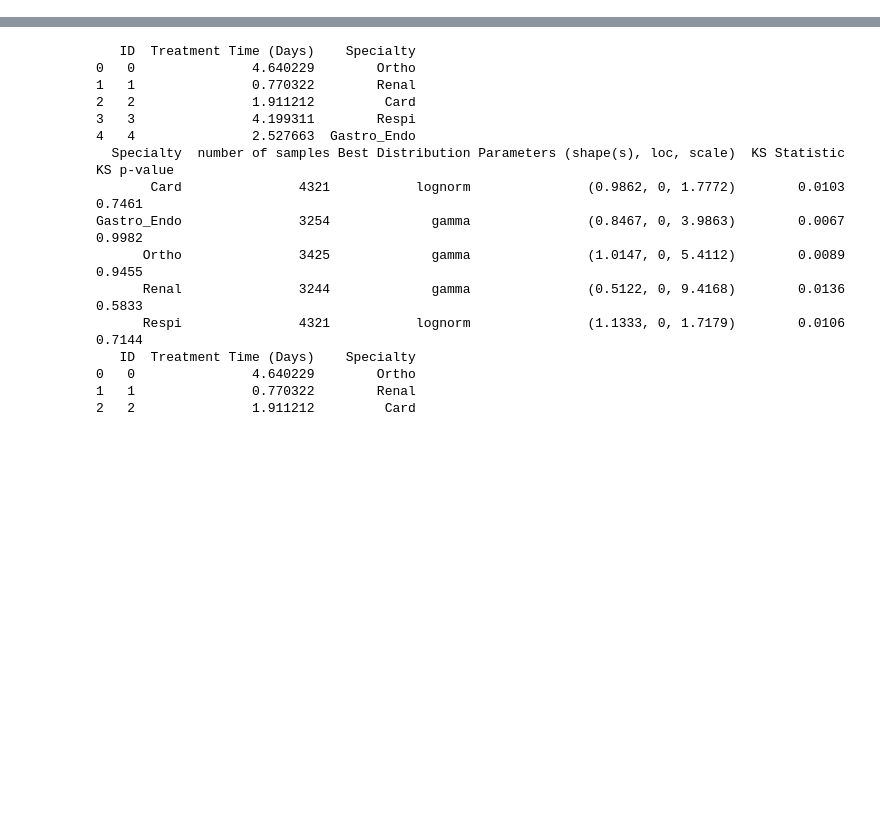
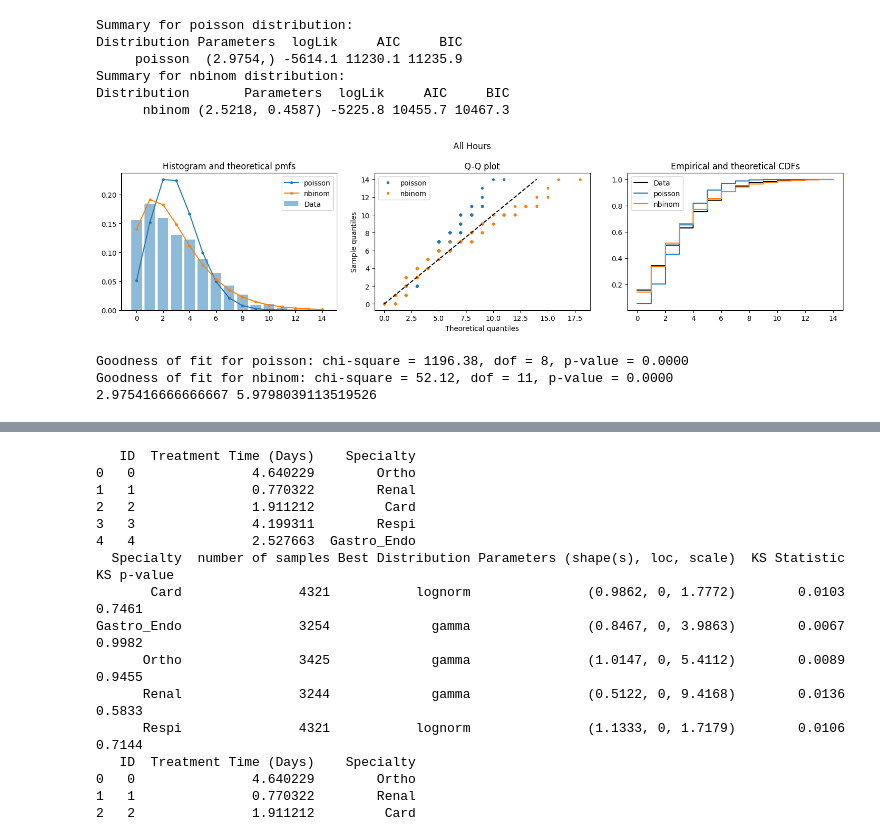
Before and after one commit to Juneeta7717/MIE360_Project, a Jupyter notebook: 360 project.ipynb, the cells around one changed output, grey strips where cells are left out. Saved outputs shown, nothing was run; the diff lists cells and outputs as text; code cells hidden in the pictures; blank space fills up the shorter version.

Commit message:
arrival data combined in the 360 project

```diff
--- a/360 project.ipynb
+++ b/360 project.ipynb
@@ -20,0 +6,12 @@ Note: you may need to restart the kernel to use updated packages.
+# %%
+data_arrival = pd.read_csv("Data_Arrivals.csv", index_col=0)
+print(data_arrival.head())
+hours = list(data_arrival.columns)
+
+x = data_arrival.values.flatten()
+n=len(x)
+print(n)
+print(f'mean={x.mean()}')
+print(f'var={x.var(ddof=1)}')
+print(f'min={x.min()}')
+print(f'max={x.max()}')
@@ -20,0 +98,14 @@ Note: you may need to restart the kernel to use updated packages.
+# %%
+fits_all = run(x, "All Hours")
+print(x.mean(), x.var(ddof=1))
+# %% [output]
+Summary for poisson distribution:
+Distribution Parameters  logLik     AIC     BIC
+     poisson  (2.9754,) -5614.1 11230.1 11235.9
+Summary for nbinom distribution:
+Distribution       Parameters  logLik     AIC     BIC
+      nbinom (2.5218, 0.4587) -5225.8 10455.7 10467.3
+[figure, added]
+Goodness of fit for poisson: chi-square = 1196.38, dof = 8, p-value = 0.0000
+Goodness of fit for nbinom: chi-square = 52.12, dof = 11, p-value = 0.0000
+2.975416666666667 5.9798039113519526
```
Also changed, not shown: parts of 11 cells of this notebook, 1 other file.
